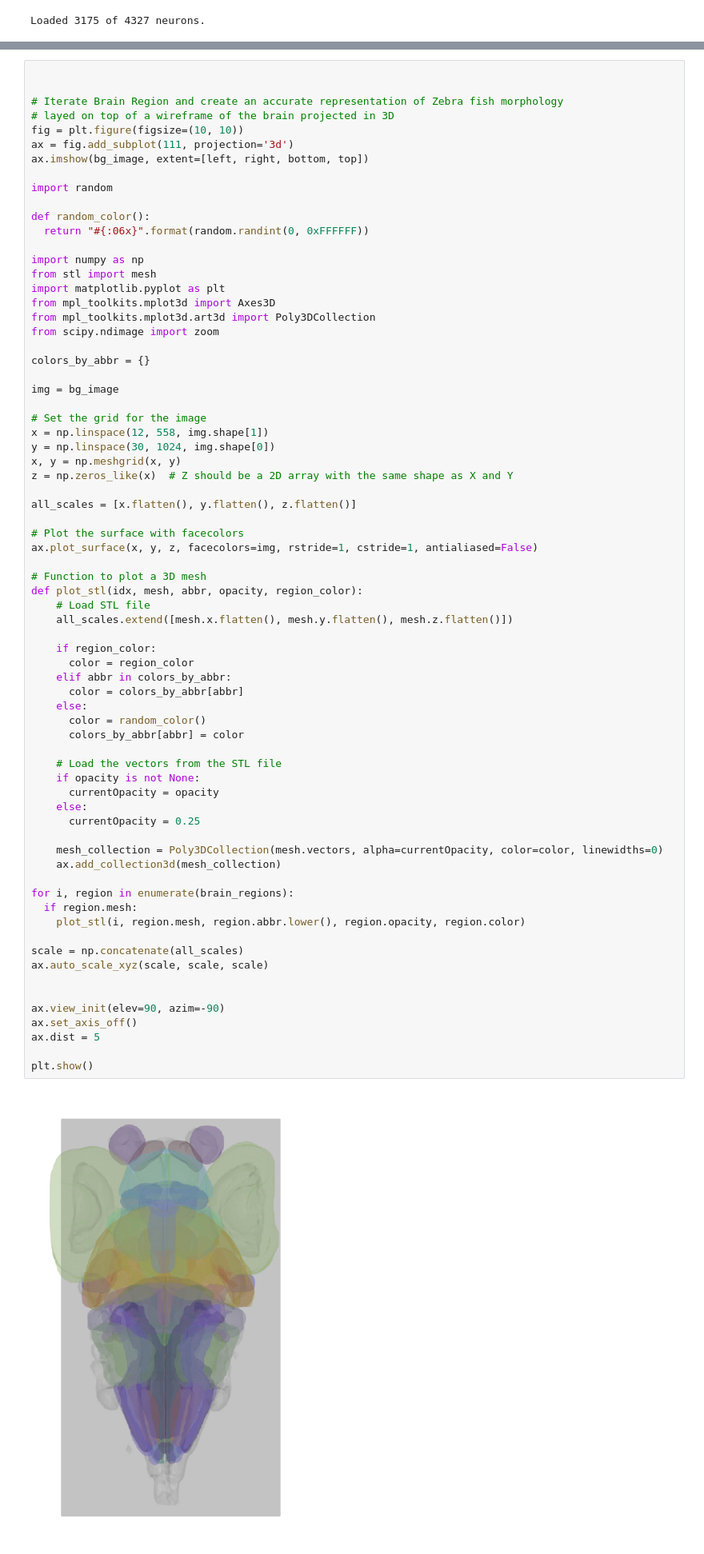
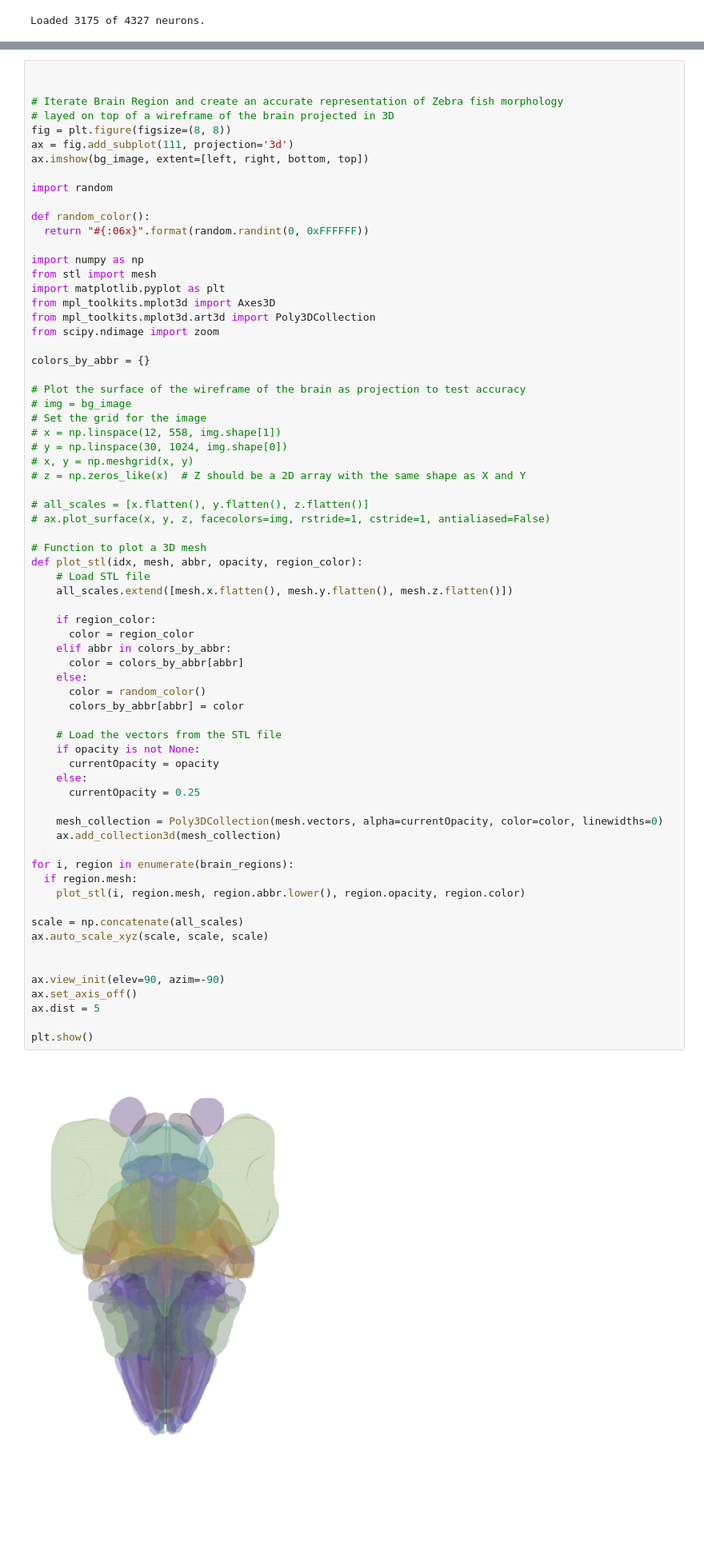
Before and after one commit to alinvdu/neuromorphic-connectome-approach, a Jupyter notebook: src/connectome/zebra_fish.ipynb, the cells around one changed output, grey strips where cells are left out. Shown at 80% size. Cells and saved outputs as stored; diff of their text form.

```diff
--- a/src/connectome/zebra_fish.ipynb
+++ b/src/connectome/zebra_fish.ipynb
@@ -1011,7 +1011,7 @@ brain_regions = [BrainRegion(i, **item) for i, item in enumerate(data_dict)]
 
 # Iterate Brain Region and create an accurate representation of Zebra fish morphology
 # layed on top of a wireframe of the brain projected in 3D
-fig = plt.figure(figsize=(10, 10))
+fig = plt.figure(figsize=(8, 8))
 ax = fig.add_subplot(111, projection='3d')
 ax.imshow(bg_image, extent=[left, right, bottom, top])
 
@@ -1029,18 +1029,16 @@ from scipy.ndimage import zoom
 
 colors_by_abbr = {}
 
-img = bg_image
+# Plot the surface of the wireframe of the brain as projection to test accuracy
+# img = bg_image
+# Set the grid for the image
+# x = np.linspace(12, 558, img.shape[1])
+# y = np.linspace(30, 1024, img.shape[0])
+# x, y = np.meshgrid(x, y)
+# z = np.zeros_like(x)  # Z should be a 2D array with the same shape as X and Y
 
-# Set the grid for the image
-x = np.linspace(12, 558, img.shape[1])
-y = np.linspace(30, 1024, img.shape[0])
-x, y = np.meshgrid(x, y)
-z = np.zeros_like(x)  # Z should be a 2D array with the same shape as X and Y
-
-all_scales = [x.flatten(), y.flatten(), z.flatten()]
-
-# Plot the surface with facecolors
-ax.plot_surface(x, y, z, facecolors=img, rstride=1, cstride=1, antialiased=False)
+# all_scales = [x.flatten(), y.flatten(), z.flatten()]
+# ax.plot_surface(x, y, z, facecolors=img, rstride=1, cstride=1, antialiased=False)
 
 # Function to plot a 3D mesh
 def plot_stl(idx, mesh, abbr, opacity, region_color):
@@ -1051,34 +1049,34 @@ def plot_stl(idx, mesh, abbr, opacity, region_color):
       color = region_color
     elif abbr in colors_by_abbr:
       color = colors_by_abbr[abbr]
     else:
       color = random_color()
       colors_by_abbr[abbr] = color
 
     # Load the vectors from the STL file
     if opacity is not None:
       currentOpacity = opacity
     else:
       currentOpacity = 0.25
 
     mesh_collection = Poly3DCollection(mesh.vectors, alpha=currentOpacity, color=color, linewidths=0)
     ax.add_collection3d(mesh_collection)
 
 for i, region in enumerate(brain_regions):
   if region.mesh:
     plot_stl(i, region.mesh, region.abbr.lower(), region.opacity, region.color)
 
 scale = np.concatenate(all_scales)
 ax.auto_scale_xyz(scale, scale, scale)
 
 
 ax.view_init(elev=90, azim=-90)
 ax.set_axis_off()
 ax.dist = 5
 
 plt.show()
 # %% [output]
-[figure, old version]
+[figure, new version]
 # %%
 # Plot regions and extended neurons for visualization in 3D - This method is faster than plotting the Mesh of brain regions but
 # less accurate
```
Also changed, not shown: parts of 15 cells of this notebook.
